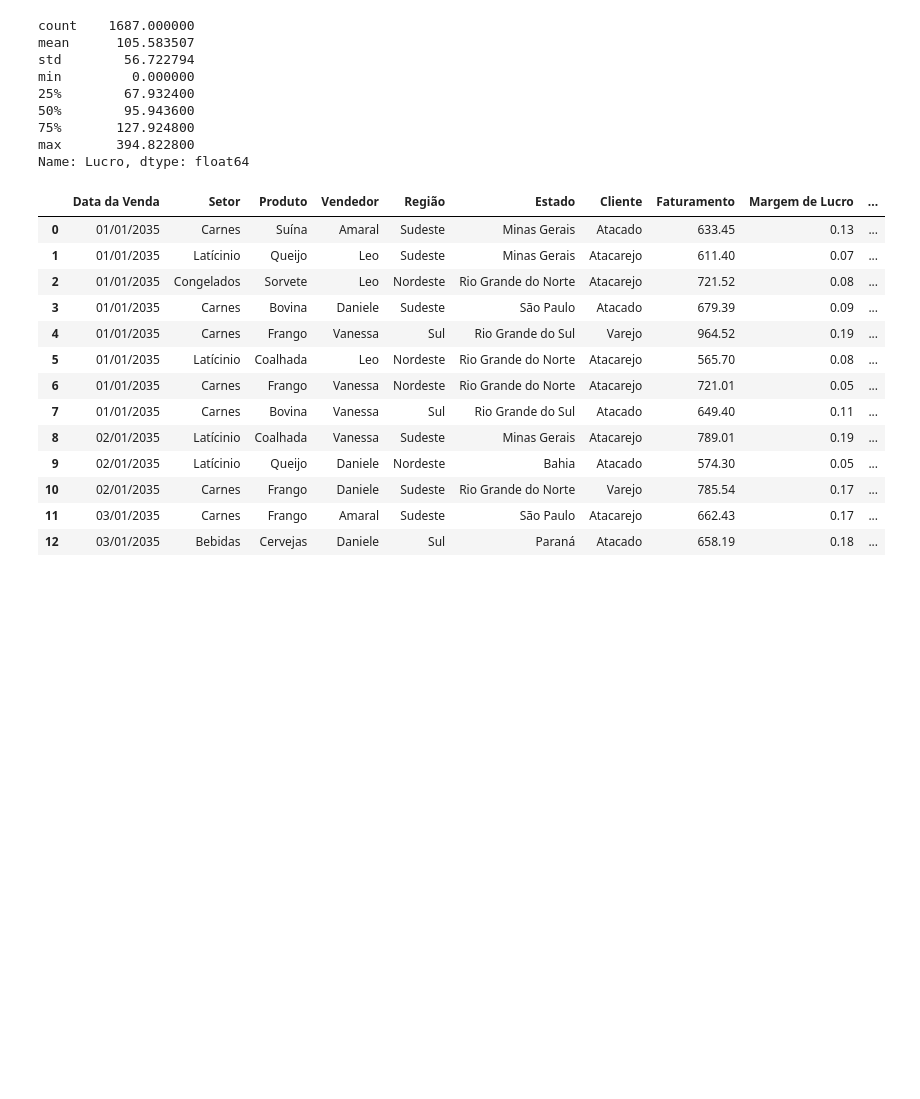
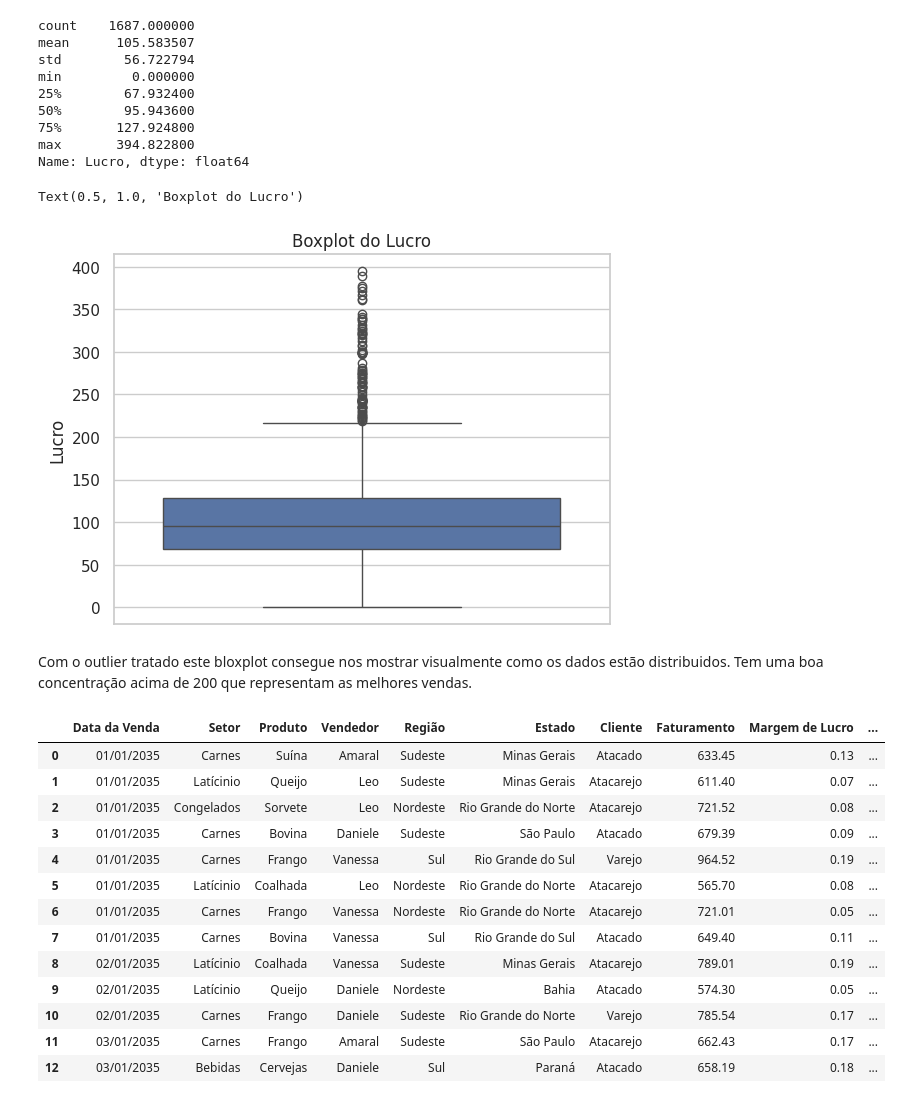
Before and after one commit to pedrolmf33/Tratamento_e_analise_exploratoria, a Jupyter notebook: Python_tratamento_e_analise_exploratoria.ipynb, the cells around one changed output. Drawn from its saved outputs; the diff is of its cells as text; code cells hidden in the pictures; blank space fills up the shorter version.

Commit message:
Tratando outliers e justificando os gráficos

```diff
--- a/Python_tratamento_e_analise_exploratoria.ipynb
+++ b/Python_tratamento_e_analise_exploratoria.ipynb
@@ -734,6 +740,13 @@ min         0.000000
 75%       127.924800
 max       394.822800
 Name: Lucro, dtype: float64
+# %%
+srn.boxplot(df['Lucro']).set_title('Boxplot do Lucro')
+# %% [output]
+Text(0.5, 1.0, 'Boxplot do Lucro')
+[figure, added]
+# %% [markdown]
+Com o outlier tratado este bloxplot consegue nos mostrar visualmente como os dados estão distribuidos. Tem uma boa concentração acima de 200 que representam as melhores vendas.
 # %%
 # Recalculando a coluna Lucro com base no Faturamento e na Margem de Lucro
 
```
Also changed, not shown: parts of 11 cells of this notebook.
